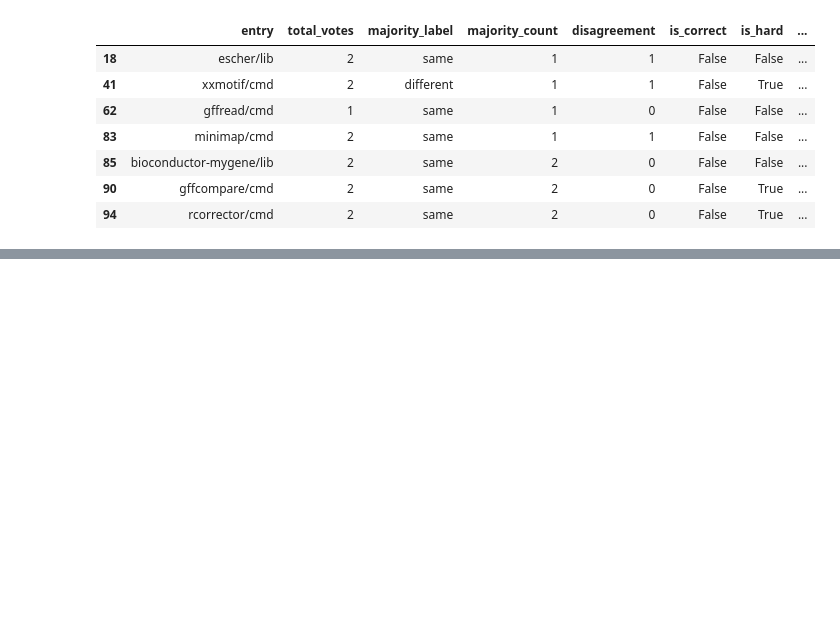
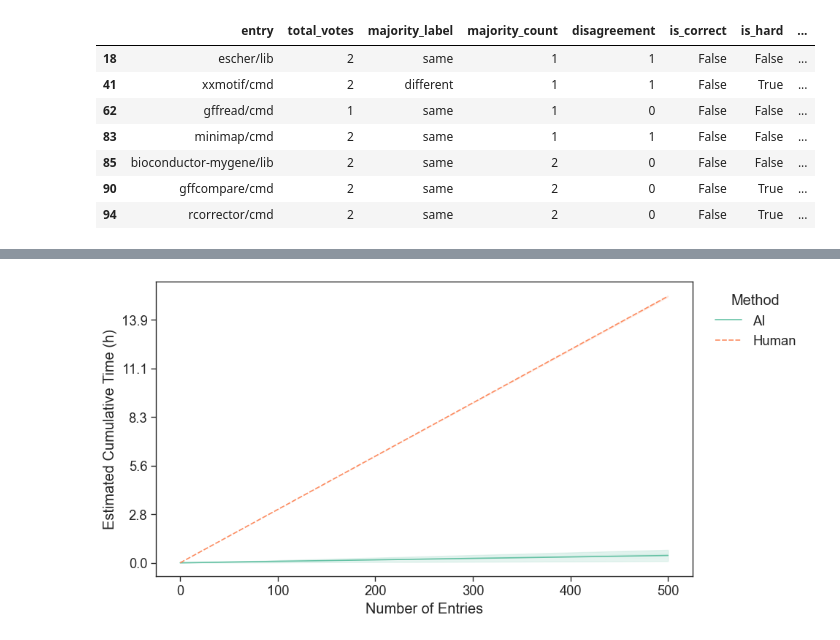
Before and after one commit to inab/research-software-etl, a Jupyter notebook: scripts/evaluation/model_evaluation.ipynb, the cells around one changed output, grey strips where cells are left out. Saved outputs shown, nothing was run; the diff lists cells and outputs as text; code cells hidden in the pictures; blank space fills up the shorter version.

```diff
--- a/scripts/evaluation/model_evaluation.ipynb
+++ b/scripts/evaluation/model_evaluation.ipynb
@@ -453,0 +569,57 @@ analyze_proxy_errors_vs_human_difficulty(df_agree)
+# %%
+human_curve = pd.DataFrame({
+    "model": "Human",
+    "entries": np.arange(0, 501),
+    "cumulative_time": np.arange(0, 501) * mean_human,
+    "lower": np.arange(0, 501) * (mean_human - ci),
+    "upper": np.arange(0, 501) * (mean_human + ci)
+})
+# %%
+# Group all models under 'AI'
+plot_df["model"] = "AI"
+
+# Combine with human
+combined_df = pd.concat([plot_df, human_curve], ignore_index=True)
+# %%
+combined_df = pd.concat([plot_df, human_curve], ignore_index=True)
+# %%
+import matplotlib.ticker as ticker
+
+sns.set_theme(style="ticks", context="paper", palette="Set2", font_scale=1.5)
+
+# Plot with Seaborn's CI calculation
+plt.figure(figsize=(10, 5))
+ax = sns.lineplot(
+    data=combined_df,
+    x="entries",
+    y="cumulative_time",
+    hue="model",
+    errorbar="sd",        # or ci=95
+    estimator="mean",
+    style="model"
+)
+
+# Add confidence bands (including Human)
+for model in combined_df["model"].unique():
+    subset = combined_df[combined_df["model"] == model]
+    if "lower" in subset and "upper" in subset:
+        plt.fill_between(
+            subset["entries"],
+            subset["lower"],
+            subset["upper"],
+            alpha=0.2
+        )
+
+# Format y-axis to show hours
+formatter = ticker.FuncFormatter(lambda x, pos: f'{x / 3600:.1f}')
+ax.yaxis.set_major_formatter(formatter)
+ax.set_ylabel("Estimated Cumulative Time")
+
+ax.set_xlabel("Number of Entries")
+ax.set_ylabel("Estimated Cumulative Time (h)")
+plt.legend(title="Method", bbox_to_anchor=(1.02, 1), loc="upper left")
+plt.tight_layout()
+plt.savefig("figures/cumulative_time_comparison.png", dpi=300, bbox_inches='tight')
+plt.show()
+# %% [output]
+[figure, added]
```
Also changed, not shown: parts of 7 cells of this notebook, 4 other files.
